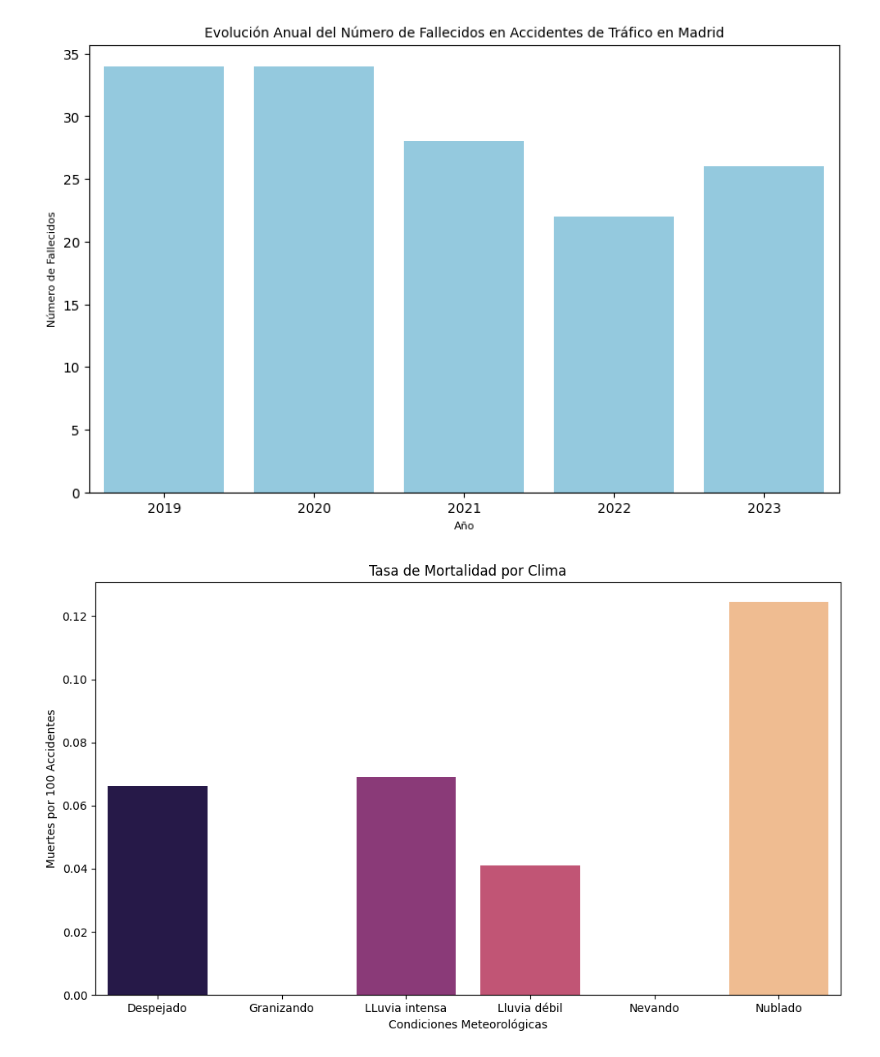
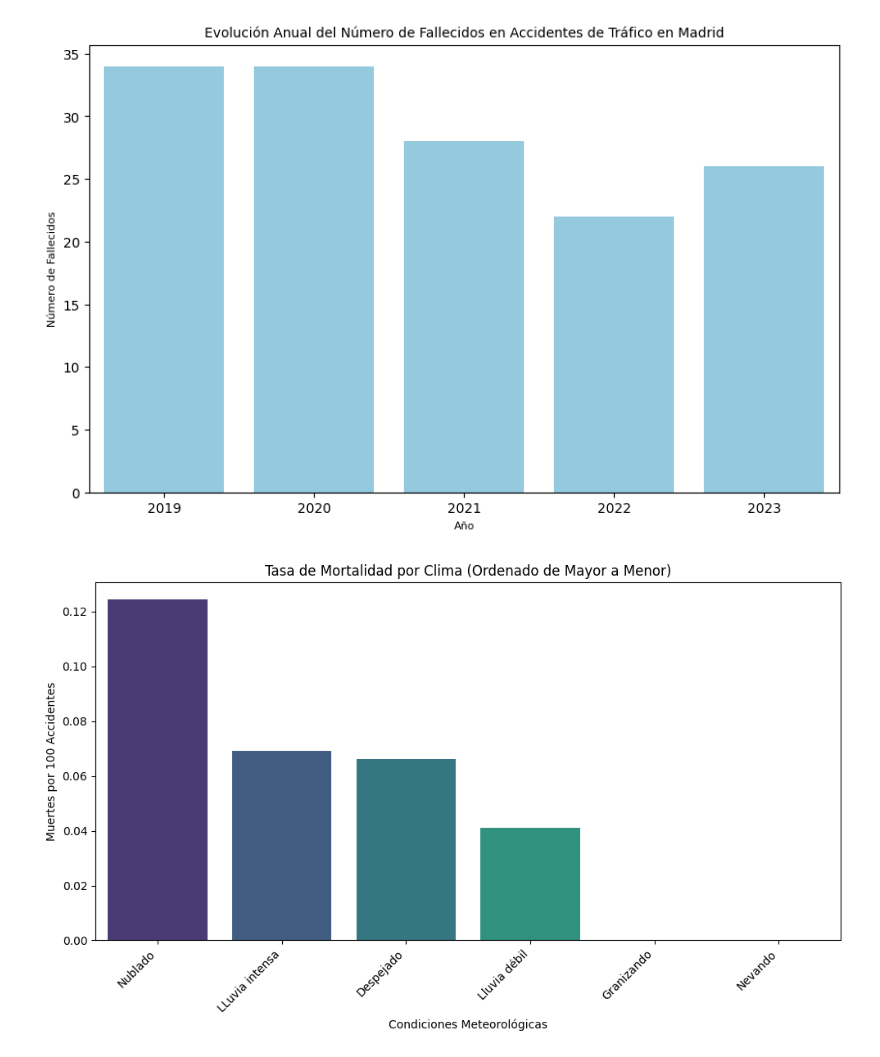
Before and after one commit to Porpi01/Madrid-traffic-accidents-analysis, a Jupyter notebook: Madrid_traffic_accidents.ipynb, the cells around one changed output. Saved outputs shown, nothing was run; the diff lists cells and outputs as text; code cells hidden in the pictures.

Commit message:
Gráficcas ordenadas de mayor a menor

```diff
--- a/Madrid_traffic_accidents.ipynb
+++ b/Madrid_traffic_accidents.ipynb
@@ -318,21 +300,24 @@ plt.show()
 [figure]
 # %%
 
+# 1. Ordenar la Series 'tasa_mortalidad_por_clima' de mayor a menor
+tasa_mortalidad_por_clima_sorted = tasa_mortalidad_por_clima.sort_values(ascending=False)
 
-# 10.2. Tasa de Mortalidad por 100 Accidentes por Condición Climática
-
+# 2. Crear el gráfico de barras usando la Series ordenada
 plt.figure(figsize=(10, 6))
 sns.barplot(
-    x=tasa_mortalidad_por_clima.index,
-    y=tasa_mortalidad_por_clima.values,
-    palette="magma" , hue=tasa_mortalidad_por_clima.index
+    x=tasa_mortalidad_por_clima_sorted.index,  # Las condiciones meteorológicas ordenadas
+    y=tasa_mortalidad_por_clima_sorted.values, # Los valores de la tasa ordenados
+    palette='viridis',
+    hue=tasa_mortalidad_por_clima_sorted.index # Puedes elegir la paleta de colores que prefieras
 )
-plt.title('Tasa de Mortalidad por Clima')
+plt.title('Tasa de Mortalidad por Clima (Ordenado de Mayor a Menor)')
+plt.ylabel('Muertes por 100 Accidentes')
 plt.xlabel('Condiciones Meteorológicas')
-plt.ylabel('Muertes por 100 Accidentes')
-plt.tight_layout()
+plt.xticks(rotation=45, ha='right') # Rotar etiquetas para mejor visibilidad
+plt.tight_layout() # Ajusta automáticamente los parámetros de la subtrama para un diseño ajustado
 plt.show()
 # %% [output]
-[figure, old version]
+[figure, new version]
 # %%
 # 10.3. Tasa de Mortalidad por 100 Accidentes por Tipo de Vehículo (Filtrado)
```
Also changed, not shown: parts of 5 cells of this notebook.
